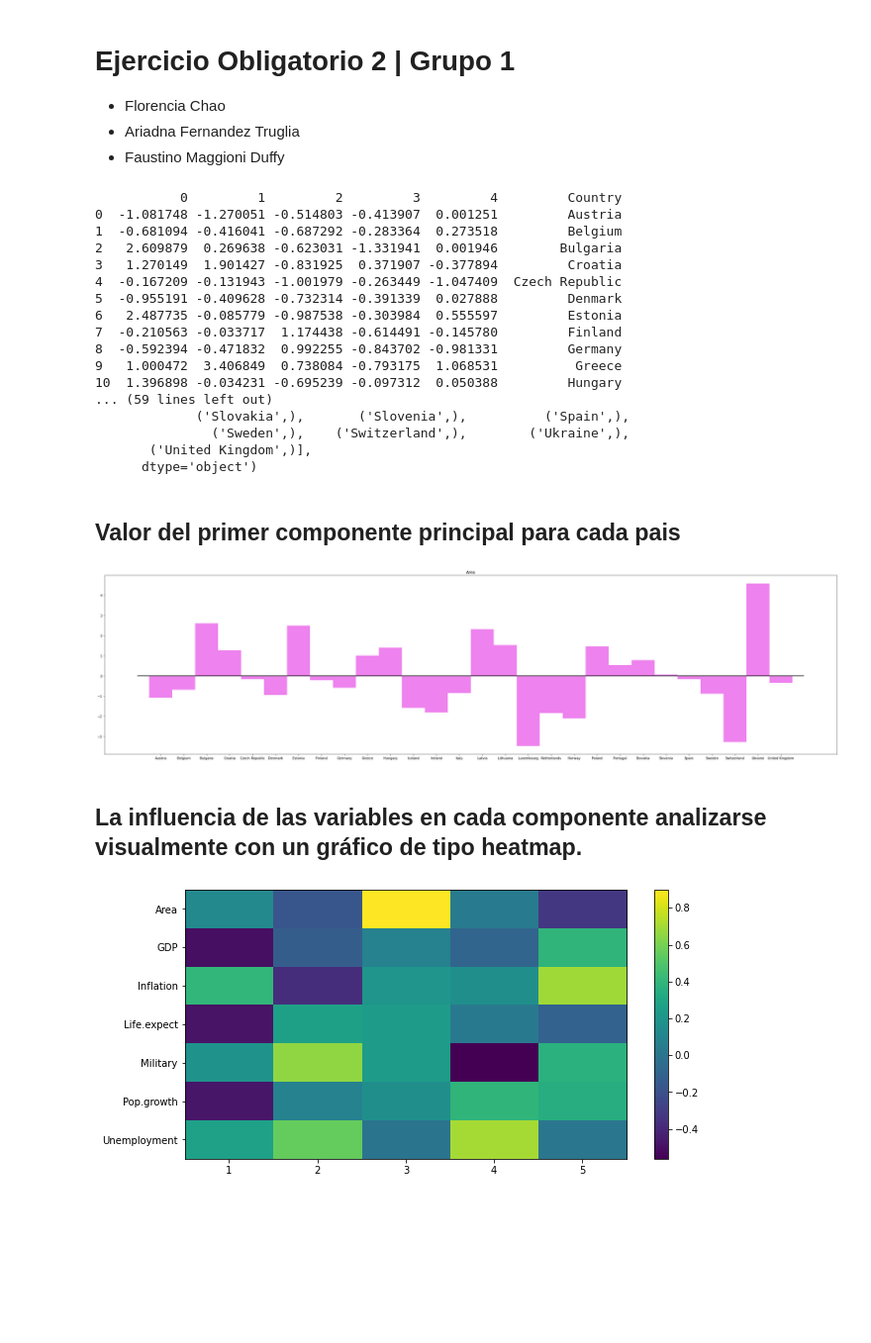
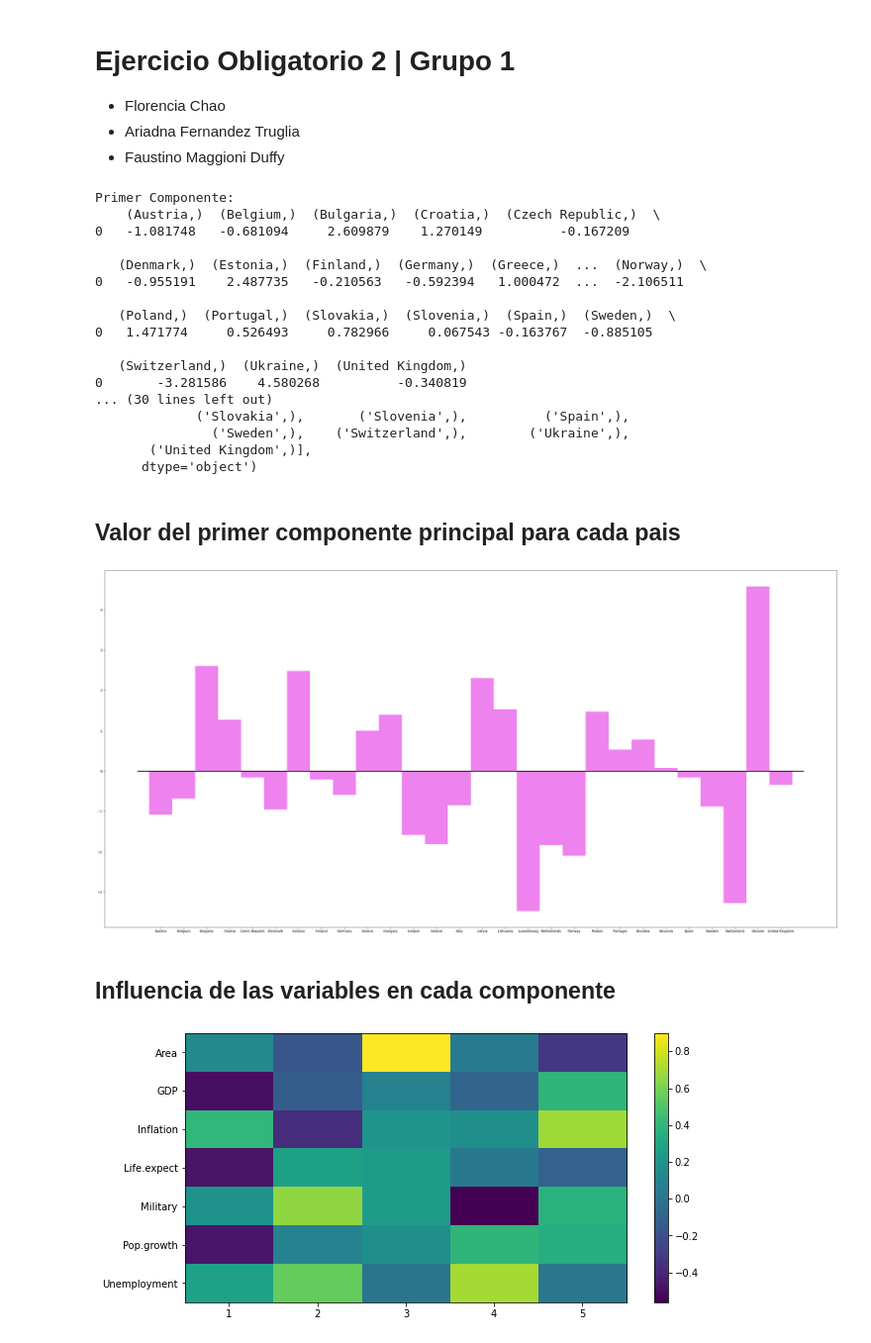
Before and after one commit to arfernandez2000/SIA, a Jupyter notebook: Ej2Oblig/main.ipynb, the cells around one changed output. Shown: that part at 99% size. Saved outputs shown, nothing was run; the diff lists cells and outputs as text; code cells hidden in the pictures; blank space fills up the shorter version.

```diff
--- a/Ej2Oblig/main.ipynb
+++ b/Ej2Oblig/main.ipynb
@@ -4,7 +4,6 @@
   * Ariadna Fernandez Truglia
   * Faustino Maggioni Duffy
 # %%
-from cProfile import label
 import pandas as pd
 from sklearn.decomposition import PCA
 from sklearn.preprocessing import StandardScaler
@@ -23,28 +22,27 @@ df = pd.DataFrame(data = components)
 final_df = pd.concat([df, raw_data[['Country']]], axis = 1)
 first_component = pd.DataFrame(data=components[:, 0], index=y).T
 
-print(final_df)
+#print(final_df)
 print(f'Primer Componente: \n {first_component}')
 print(f'Varianza: \n {pca.explained_variance_ratio_}' + "\n")
 print(f'Varianza acumulada: \n {pca.explained_variance_ratio_.cumsum()}')
 print(f'Autovectores: \n {pca.components_}')
-
 print('First componente: ', first_component.values)
 print('First componente: ', first_component.columns)
 # %% [output]
-           0         1         2         3         4         Country
-0  -1.081748 -1.270051 -0.514803 -0.413907  0.001251         Austria
-1  -0.681094 -0.416041 -0.687292 -0.283364  0.273518         Belgium
-2   2.609879  0.269638 -0.623031 -1.331941  0.001946        Bulgaria
-3   1.270149  1.901427 -0.831925  0.371907 -0.377894         Croatia
-4  -0.167209 -0.131943 -1.001979 -0.263449 -1.047409  Czech Republic
-5  -0.955191 -0.409628 -0.732314 -0.391339  0.027888         Denmark
-6   2.487735 -0.085779 -0.987538 -0.303984  0.555597         Estonia
-7  -0.210563 -0.033717  1.174438 -0.614491 -0.145780         Finland
-8  -0.592394 -0.471832  0.992255 -0.843702 -0.981331         Germany
-9   1.000472  3.406849  0.738084 -0.793175  1.068531          Greece
-10  1.396898 -0.034231 -0.695239 -0.097312  0.050388         Hungary
-... (59 lines left out)
+Primer Componente:
+    (Austria,)  (Belgium,)  (Bulgaria,)  (Croatia,)  (Czech Republic,)  \
+0   -1.081748   -0.681094     2.609879    1.270149          -0.167209
+
+   (Denmark,)  (Estonia,)  (Finland,)  (Germany,)  (Greece,)  ...  (Norway,)  \
+0   -0.955191    2.487735   -0.210563   -0.592394   1.000472  ...  -2.106511
+
+   (Poland,)  (Portugal,)  (Slovakia,)  (Slovenia,)  (Spain,)  (Sweden,)  \
+0   1.471774     0.526493     0.782966     0.067543 -0.163767  -0.885105
+
+   (Switzerland,)  (Ukraine,)  (United Kingdom,)
+0       -3.281586    4.580268          -0.340819
+... (30 lines left out)
              ('Slovakia',),       ('Slovenia',),          ('Spain',),
                ('Sweden',),    ('Switzerland',),        ('Ukraine',),
        ('United Kingdom',)],
@@ -54,17 +52,17 @@ print('First componente: ', first_component.columns)
 # %%
 import numpy as np
 import matplotlib.pyplot as plt
 
 bars = first_component.values[0]
 labels = list(map(lambda t: t[0], first_component.columns))
-plt.figure(figsize=(40, 10))
+plt.figure(figsize=(40, 20))
 plt.bar(labels,bars, width=1, align='center', color='violet')
 plt.plot(np.linspace(-1,28,num=28), np.zeros(len(bars)), linewidth=2, color='black')
 plt.show()
 # %% [output]
-[figure, old version]
+[figure, new version]
 # %% [markdown]
-## La influencia de las variables en cada componente analizarse visualmente con un gráfico de tipo heatmap.
+## Influencia de las variables en cada componente
 # %%
 fig, ax = plt.subplots(nrows=1, ncols=1, figsize=(10, 5))
 componentes = pca.components_
```
